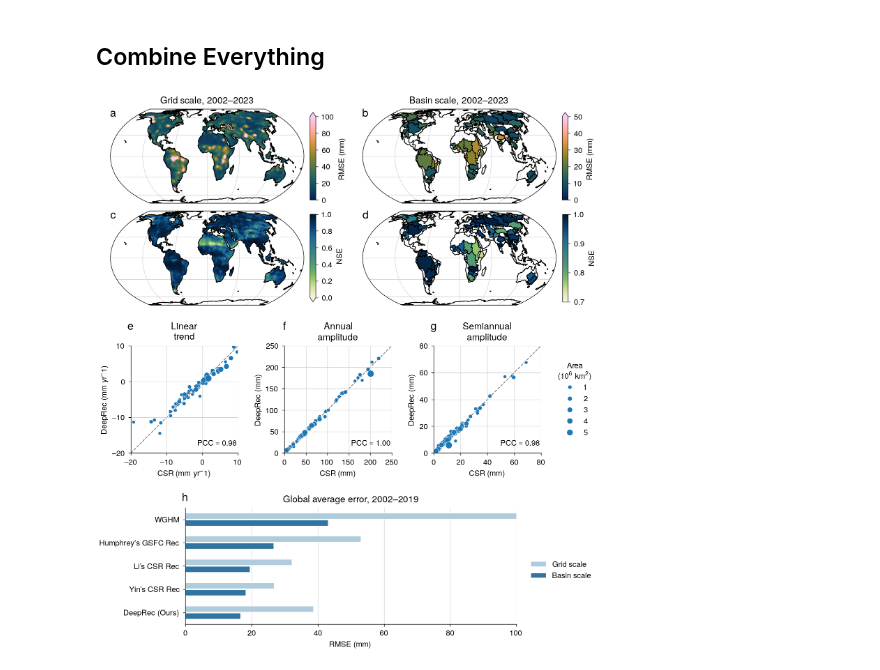
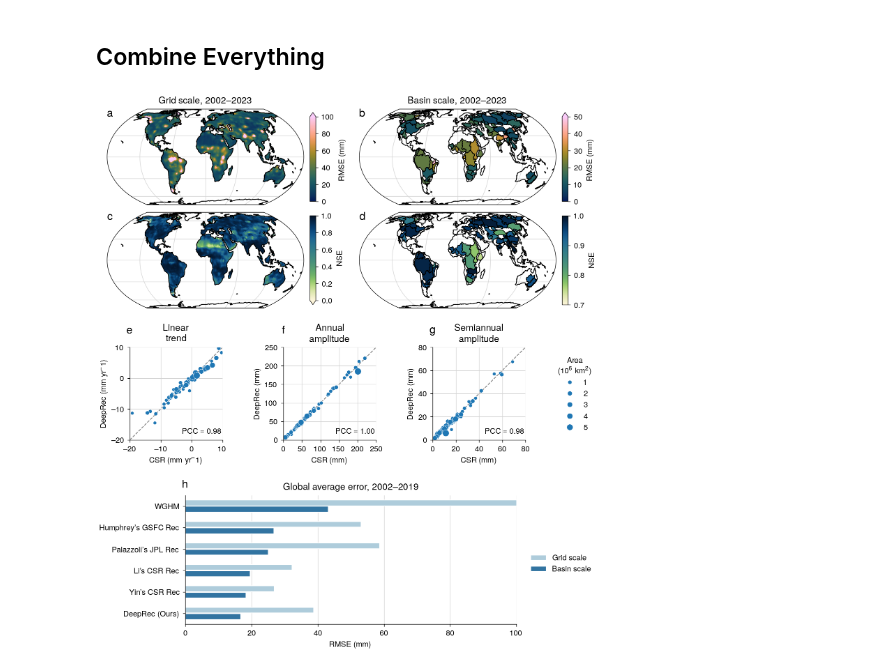
Before and after one commit to lqgentner/deeprec, a Jupyter notebook: notebooks/21-paper-plots/grace-metrics.ipynb, the cells around one changed output. Cells and saved outputs as stored; diff of their text form; code cells hidden in the pictures.

Commit message:
Added Palazzoli to GMSL, GRACE, and SLR plots

```diff
--- a/notebooks/21-paper-plots/grace-metrics.ipynb
+++ b/notebooks/21-paper-plots/grace-metrics.ipynb
@@ -63,9 +63,10 @@ Specify variables of interest and their descriptive names:
 vars_verbose = {
     "twsa_our": "DeepRec (Ours)",
     "twsa_gap": "WGHM",
+    "palazzoli_jpl_full": "Palazzoli's JPL Rec",
+    "yin_csr_full": "Yin's CSR Rec",
+    "li_csr_full": "Li's CSR Rec",
     "humphrey_gsfc_detrend": "Humphrey's GSFC Rec",
-    "li_csr_full": "Li's CSR Rec",
-    "yin_csr_full": "Yin's CSR Rec",
     "twsa_csr": "CSR (GRACE)",
 }
 target_name = "twsa_csr"
@@ -625,7 +631,7 @@ legend.get_title().set_ha("center")
 ## Combine Everything
 # %%
 fig = plt.figure(figsize=(7.2, 8.0))
-subfigs = fig.subfigures(nrows=3, hspace=0.05, height_ratios=[4, 3, 3])
+subfigs = fig.subfigures(nrows=3, hspace=0.05, height_ratios=[1.5, 1, 1.2])
 
 axs_geo = subfigs[0].subplots(2, 2, subplot_kw={"projection": ccrs.EqualEarth()})
 axs_scatter = subfigs[1].subplots(1, 3)
@@ -746,31 +752,31 @@ for n, ax in enumerate(axs_geo.flat):
     ax.text(
         0.0,
         1.0 - 0.08,
         string.ascii_lowercase[n],
         transform=ax.transAxes,
         size="x-large",
         weight="bold",
     )
 for n, ax in enumerate(axs_scatter):
     ax.text(
         0.0,
         1.0 + 0.15,
         string.ascii_lowercase[len(axs_geo.flat) + n],
         ha="center",
         transform=ax.transAxes,
         size="x-large",
         weight="bold",
     )
 ax_bar.text(
     0.0,
     1.0 + 0.06,
     string.ascii_lowercase[len(axs_geo.flat) + len(axs_scatter.flat)],
     ha="center",
     transform=ax_bar.transAxes,
     size="x-large",
     weight="bold",
 )
 
 fig.savefig(FIGURE_DIR / "grace_comp.pdf", backend="pgf")
 # %% [output]
-[figure, old version]
+[figure, new version]
```
Also changed, not shown: parts of 7 cells of this notebook, 8 other files.
